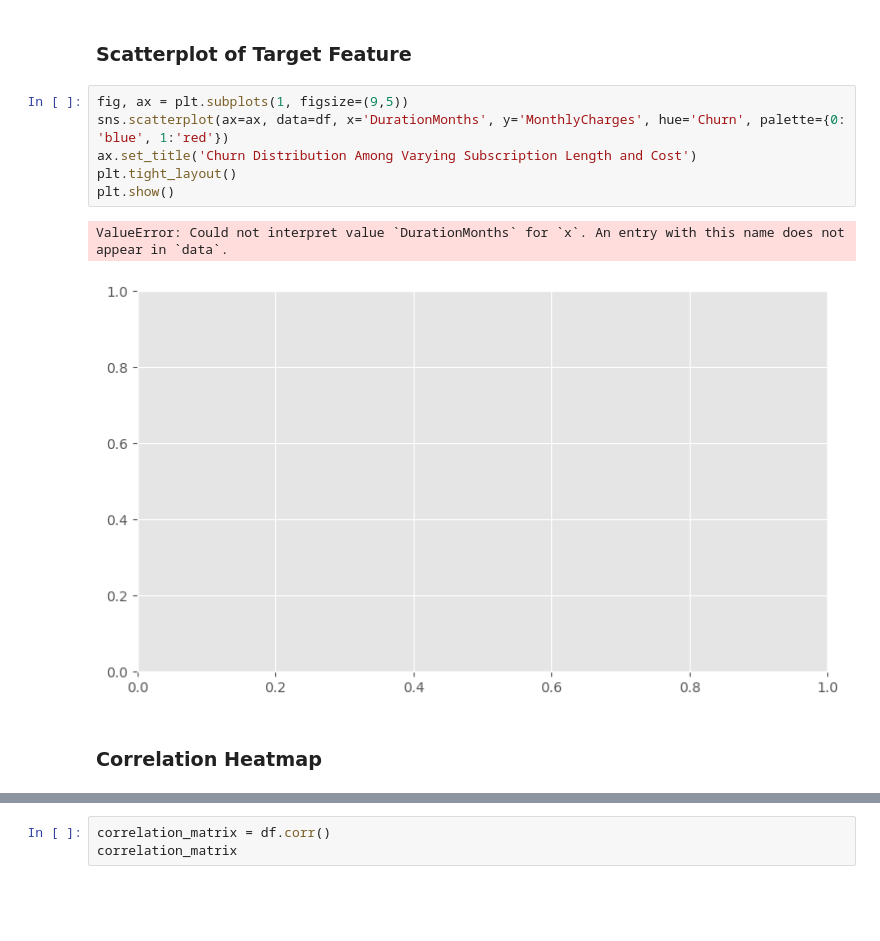
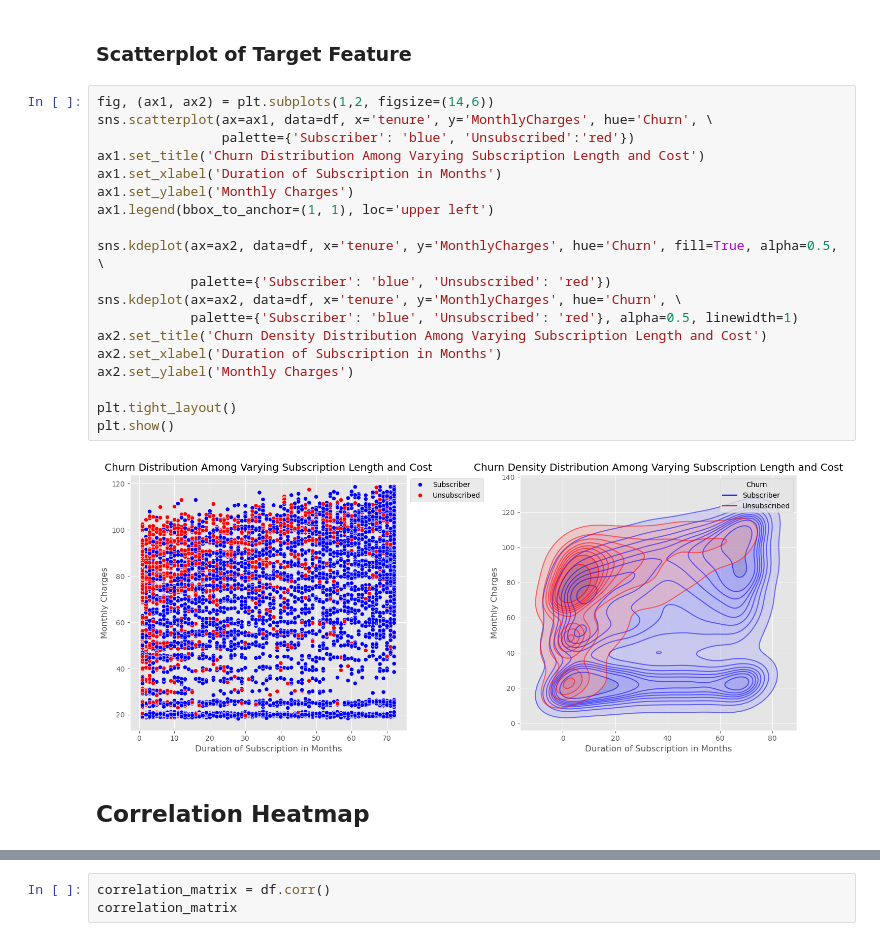
Before and after one commit to mrhussaink7/telco-churn-model, a Jupyter notebook: notebooks/exploratory_data_analysis.ipynb, the cells around one changed output, grey strips where cells are left out. Drawn from its saved outputs; the diff is of its cells as text; blank space fills up the shorter version.

Commit message:
[ADD] Churn label properly

```diff
--- a/notebooks/exploratory_data_analysis.ipynb
+++ b/notebooks/exploratory_data_analysis.ipynb
@@ -89,13 +89,25 @@ FEATURE: PHONESERVICE
 # %% [markdown]
 ### Scatterplot of Target Feature
 # %%
-fig, ax = plt.subplots(1, figsize=(9,5))
-sns.scatterplot(ax=ax, data=df, x='DurationMonths', y='MonthlyCharges', hue='Churn', palette={0: 'blue', 1:'red'})
-ax.set_title('Churn Distribution Among Varying Subscription Length and Cost')
+fig, (ax1, ax2) = plt.subplots(1,2, figsize=(14,6))
+sns.scatterplot(ax=ax1, data=df, x='tenure', y='MonthlyCharges', hue='Churn', \
+                palette={'Subscriber': 'blue', 'Unsubscribed':'red'})
+ax1.set_title('Churn Distribution Among Varying Subscription Length and Cost')
+ax1.set_xlabel('Duration of Subscription in Months')
+ax1.set_ylabel('Monthly Charges')
+ax1.legend(bbox_to_anchor=(1, 1), loc='upper left')
+
+sns.kdeplot(ax=ax2, data=df, x='tenure', y='MonthlyCharges', hue='Churn', fill=True, alpha=0.5, \
+            palette={'Subscriber': 'blue', 'Unsubscribed': 'red'})
+sns.kdeplot(ax=ax2, data=df, x='tenure', y='MonthlyCharges', hue='Churn', \
+            palette={'Subscriber': 'blue', 'Unsubscribed': 'red'}, alpha=0.5, linewidth=1)
+ax2.set_title('Churn Density Distribution Among Varying Subscription Length and Cost')
+ax2.set_xlabel('Duration of Subscription in Months')
+ax2.set_ylabel('Monthly Charges')
+
 plt.tight_layout()
 plt.show()
 # %% [output]
-ValueError: Could not interpret value `DurationMonths` for `x`. An entry with this name does not appear in `data`.
-[figure, old version]
+[figure, new version]
 # %% [markdown]
-### Correlation Heatmap
+## Correlation Heatmap
```
Also changed, not shown: parts of 3 cells of this notebook, 2 other files.
